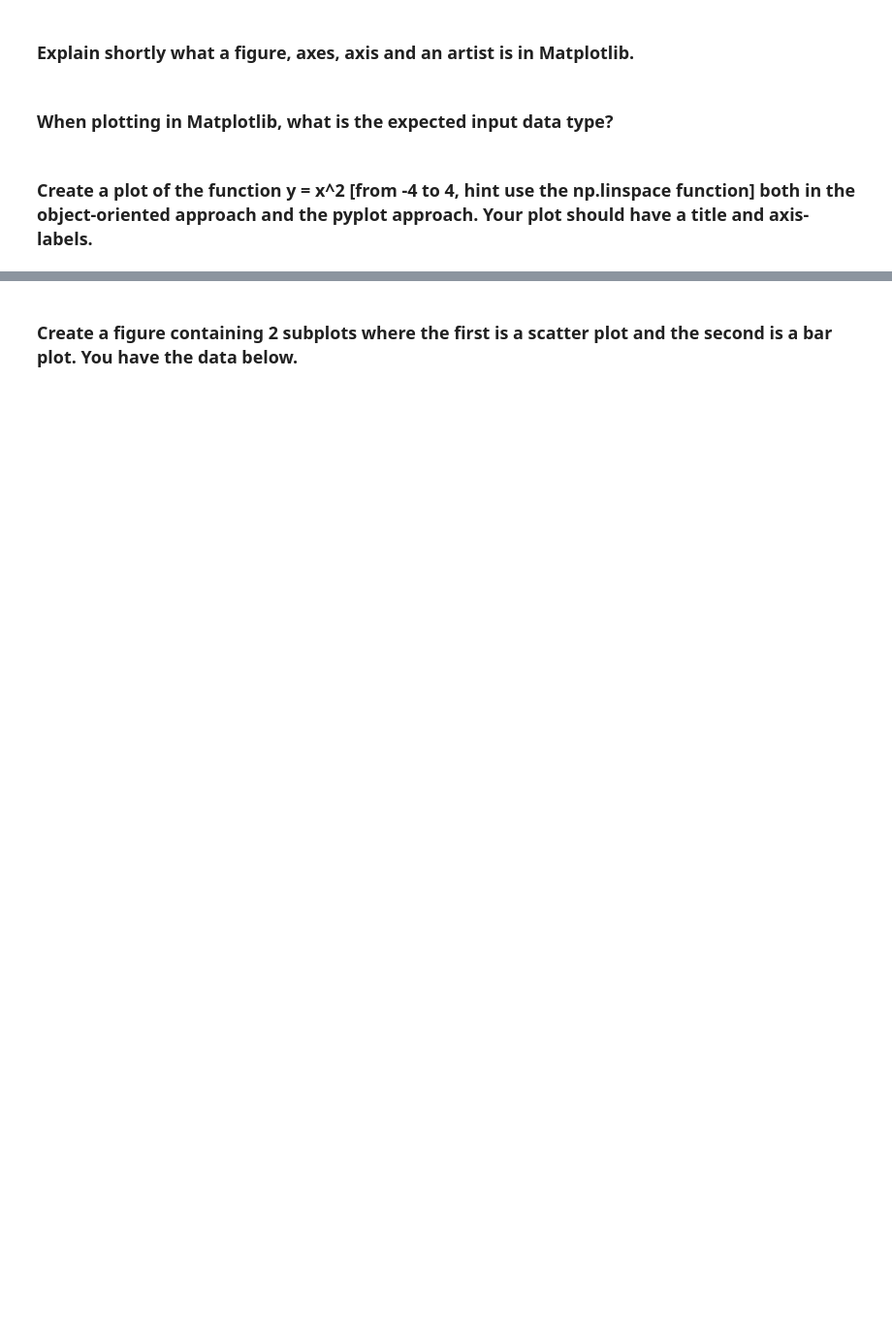
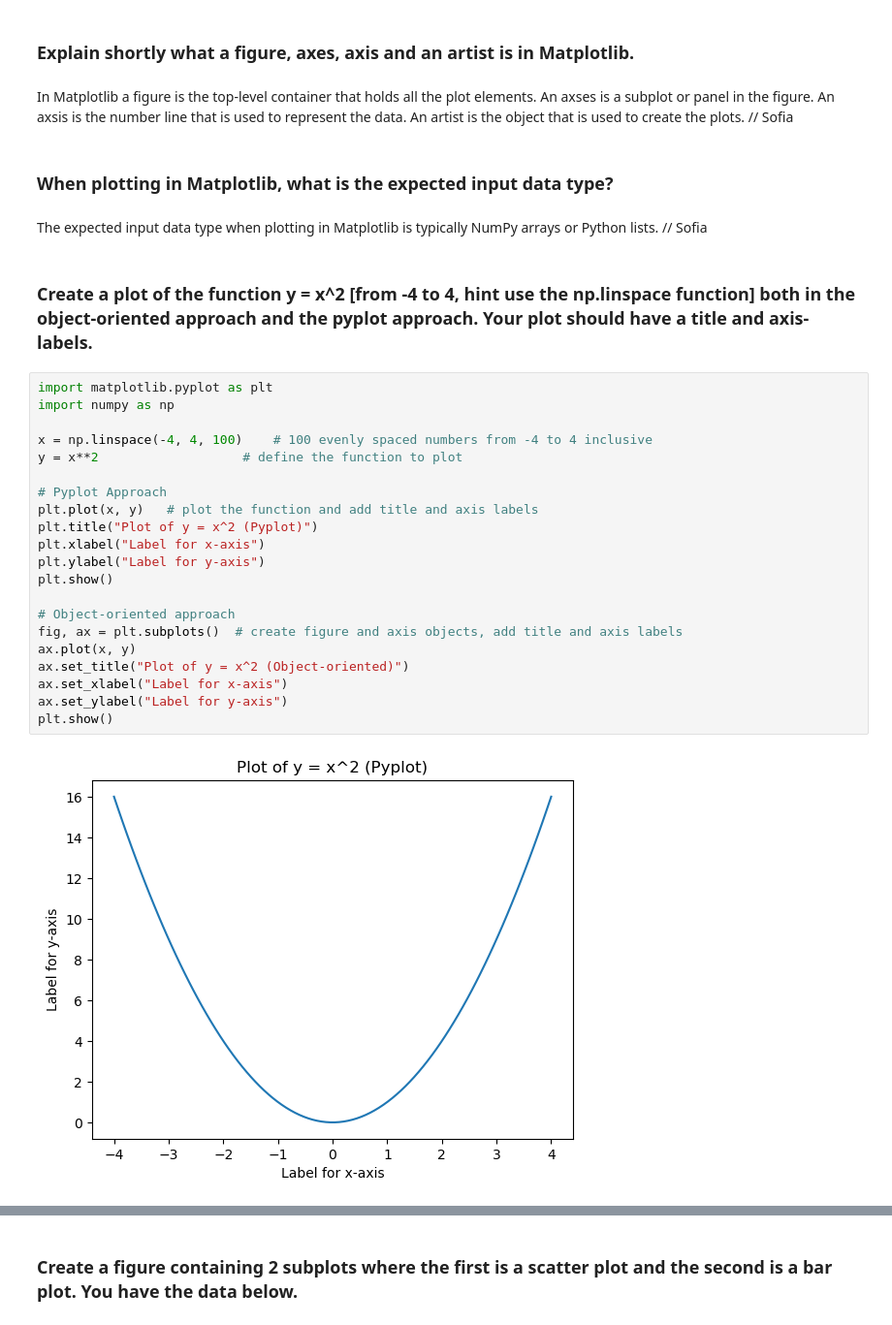
Before and after one commit to SofiaBillBerg/work_ec_pysat_ht24, a Jupyter notebook: kunskapskontroll_sofia/kunskapskontroll_1_2_matplotlib.ipynb, the cells around one changed output, grey strips where cells are left out. Shown at 97% size. Cells and saved outputs as stored; diff of their text form; blank space fills up the shorter version.

Commit message:
updated the three assingments with comments, new function and classes, optimizd the code. ready for final upload before deadline.

```diff
--- a/kunskapskontroll_sofia/kunskapskontroll_1_2_matplotlib.ipynb
+++ b/kunskapskontroll_sofia/kunskapskontroll_1_2_matplotlib.ipynb
@@ -9,6 +15,33 @@ import matplotlib.pyplot as plt
 # %% [markdown]
 ### Explain shortly what a figure, axes, axis and an artist is in Matplotlib.
+# %% [markdown]
+In Matplotlib a figure is the top-level container that holds all the plot elements. An axses is a subplot or panel in the figure. An axsis is the number line that is used to represent the data. An artist is the object that is used to create the plots. // Sofia
 # %% [markdown]
 ### When plotting in Matplotlib, what is the expected input data type?
+# %% [markdown]
+The expected input data type when plotting in Matplotlib is typically NumPy arrays or Python lists. // Sofia
 # %% [markdown]
 ### Create a plot of the function y = x^2 [from -4 to 4, hint use the np.linspace function] both in the object-oriented approach and the pyplot approach. Your plot should have a title and axis-labels.
+# %%
+import matplotlib.pyplot as plt
+import numpy as np
+
+x = np.linspace(-4, 4, 100)    # 100 evenly spaced numbers from -4 to 4 inclusive
+y = x**2                   # define the function to plot
+
+# Pyplot Approach
+plt.plot(x, y)   # plot the function and add title and axis labels
+plt.title("Plot of y = x^2 (Pyplot)")
+plt.xlabel("Label for x-axis")
+plt.ylabel("Label for y-axis")
+plt.show()
+
+# Object-oriented approach
+fig, ax = plt.subplots()  # create figure and axis objects, add title and axis labels
+ax.plot(x, y)
+ax.set_title("Plot of y = x^2 (Object-oriented)")
+ax.set_xlabel("Label for x-axis")
+ax.set_ylabel("Label for y-axis")
+plt.show()
+# %% [output]
+[figure, added]
```
Also changed, not shown: parts of 8 cells of this notebook, 2 other files.
